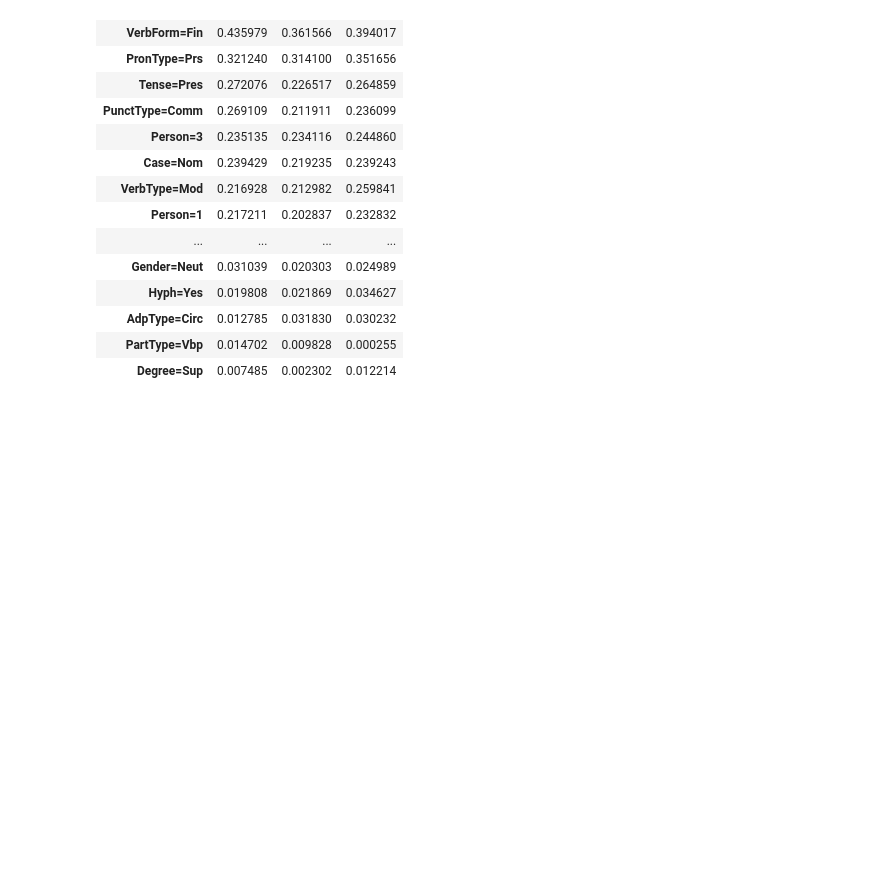
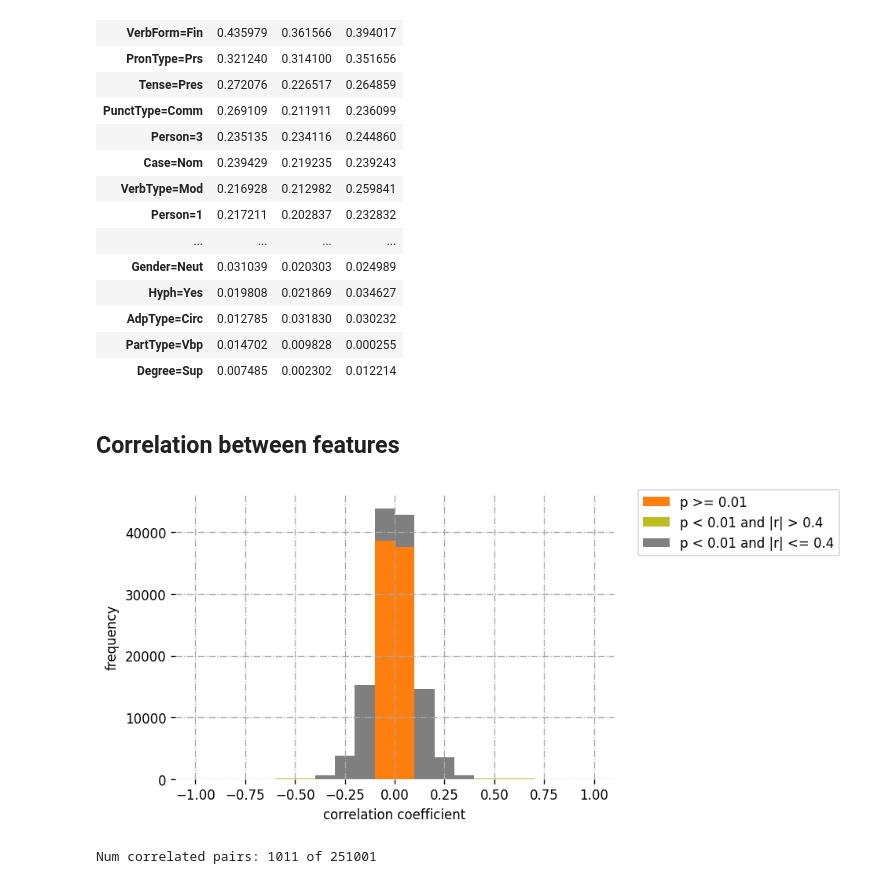
Before and after one commit to ulf1/study-370b, a Jupyter notebook: 02-correleation-analysis.ipynb, the cells around one changed output. Saved outputs shown, nothing was run; the diff lists cells and outputs as text; code cells hidden in the pictures; blank space fills up the shorter version.

```diff
--- a/02-correleation-analysis.ipynb
+++ b/02-correleation-analysis.ipynb
@@ -311,3 +311,5 @@ pd.DataFrame(index=[MORPHTAGS[i] for i in idx], data=tmp[idx])
 | AdpType=Circ | 0.012785 | 0.031830 | 0.030232 |
 | PartType=Vbp | 0.014702 | 0.009828 | 0.000255 |
 | Degree=Sup | 0.007485 | 0.002302 | 0.012214 |
+# %% [markdown]
+## Correlation between features
@@ -313,0 +320,13 @@ pd.DataFrame(index=[MORPHTAGS[i] for i in idx], data=tmp[idx])
+# %%
+X = np.hstack([feats1, feats2, feats3, feats4, feats5, feats6, feats7, feats9])
+rho, pval = korr.pearson(X)
+# %%
+korr.corr_vs_pval(rho, pval, plim=0.01, dpi=120);
+# %% [output]
+[figure, added]
+# %%
+mask = np.logical_and(np.abs(rho) > 0.4, pval < 0.01)
+print(f"Num correlated pairs: {mask.sum()} of {np.prod(mask.shape)}")
+idx = np.where(mask)
+# %% [output]
+Num correlated pairs: 1011 of 251001
```
Also changed, not shown: parts of 7 cells of this notebook.
